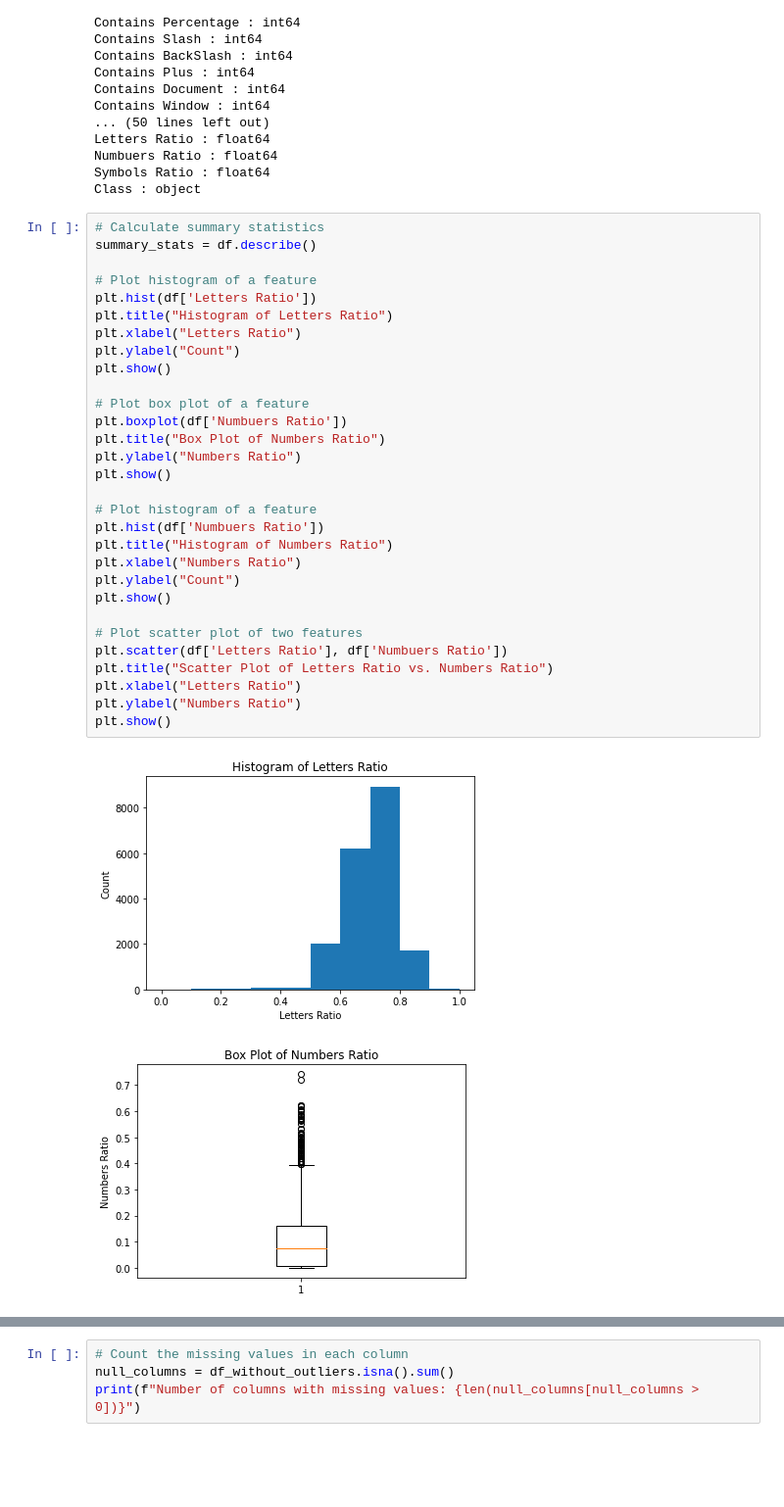
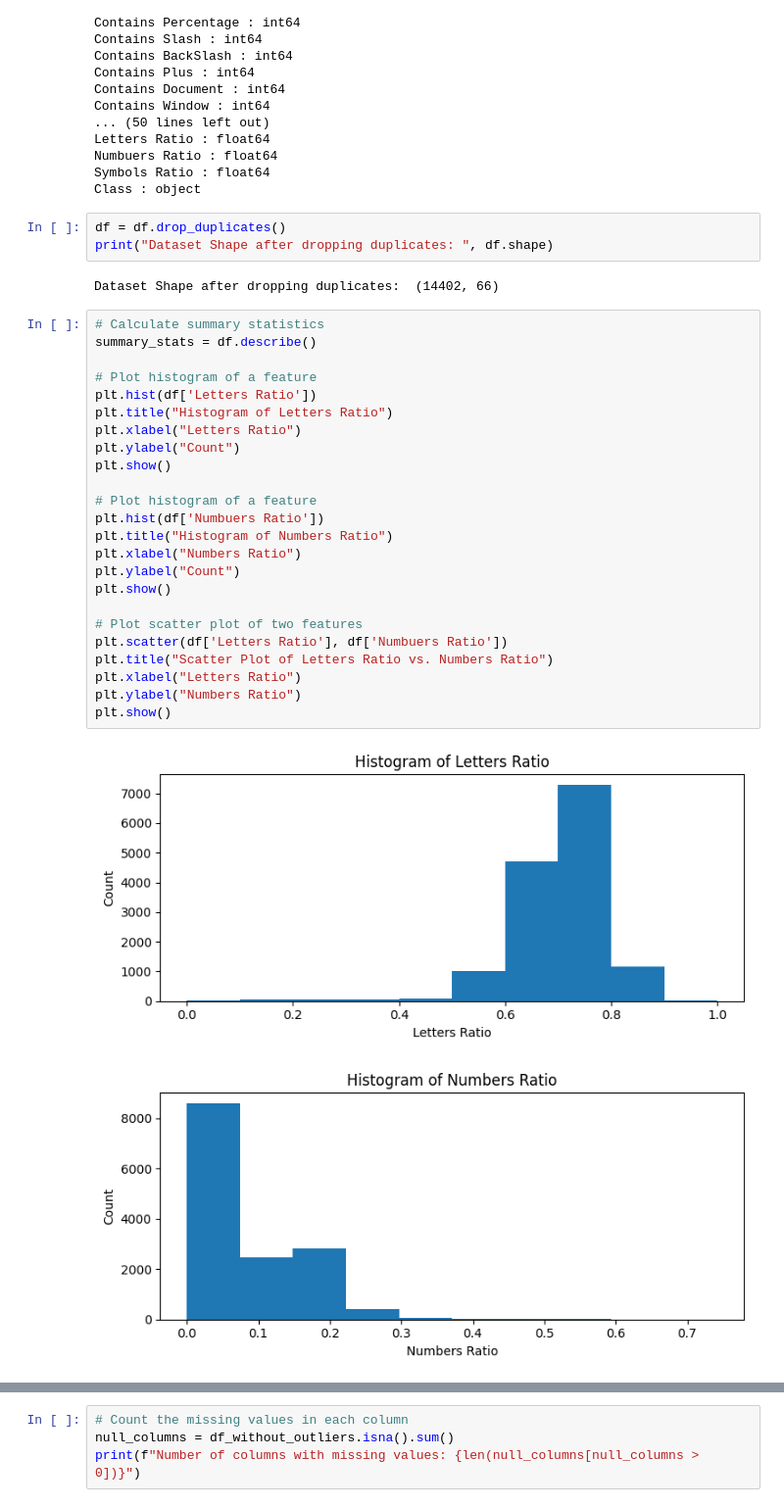
Before and after one commit to sahinebrar/MachineLearningExercises, a Jupyter notebook: XSS_detection.ipynb, the cells around one changed output, grey strips where cells are left out. Shown at 98% size. Cells and saved outputs as stored; diff of their text form; blank space fills up the shorter version.

```diff
--- a/XSS_detection.ipynb
+++ b/XSS_detection.ipynb
@@ -66,36 +53,35 @@ Letters Ratio : float64
 Numbuers Ratio : float64
 Symbols Ratio : float64
 Class : object
+# %%
+df = df.drop_duplicates()
+print("Dataset Shape after dropping duplicates: ", df.shape)
+# %% [output]
+Dataset Shape after dropping duplicates:  (14402, 66)
 # %%
 # Calculate summary statistics
 summary_stats = df.describe()
 
 # Plot histogram of a feature
 plt.hist(df['Letters Ratio'])
 plt.title("Histogram of Letters Ratio")
 plt.xlabel("Letters Ratio")
 plt.ylabel("Count")
-plt.show()
-
-# Plot box plot of a feature
-plt.boxplot(df['Numbuers Ratio'])
-plt.title("Box Plot of Numbers Ratio")
-plt.ylabel("Numbers Ratio")
 plt.show()
 
 # Plot histogram of a feature
 plt.hist(df['Numbuers Ratio'])
 plt.title("Histogram of Numbers Ratio")
 plt.xlabel("Numbers Ratio")
 plt.ylabel("Count")
 plt.show()
 
 # Plot scatter plot of two features
 plt.scatter(df['Letters Ratio'], df['Numbuers Ratio'])
 plt.title("Scatter Plot of Letters Ratio vs. Numbers Ratio")
 plt.xlabel("Letters Ratio")
 plt.ylabel("Numbers Ratio")
 plt.show()
 # %% [output]
-[figure, old version]
+[figure, new version]
-[figure, old version]
+[figure, new version]
```
Also changed, not shown: parts of 29 cells of this notebook.
